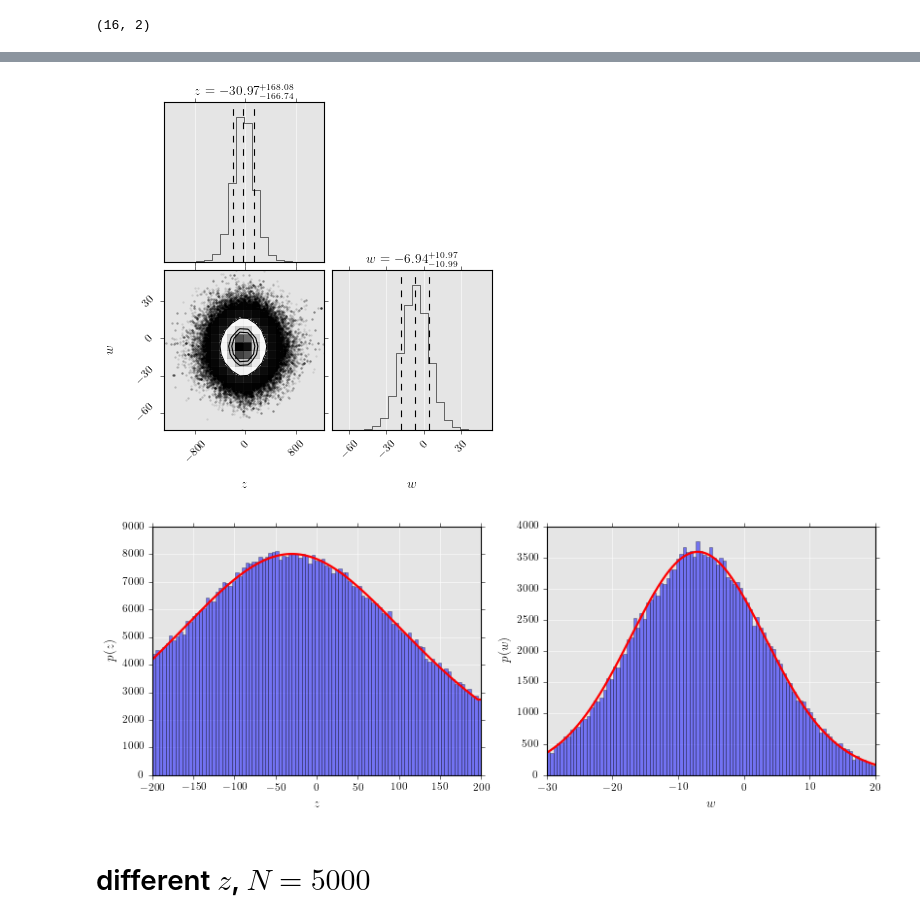
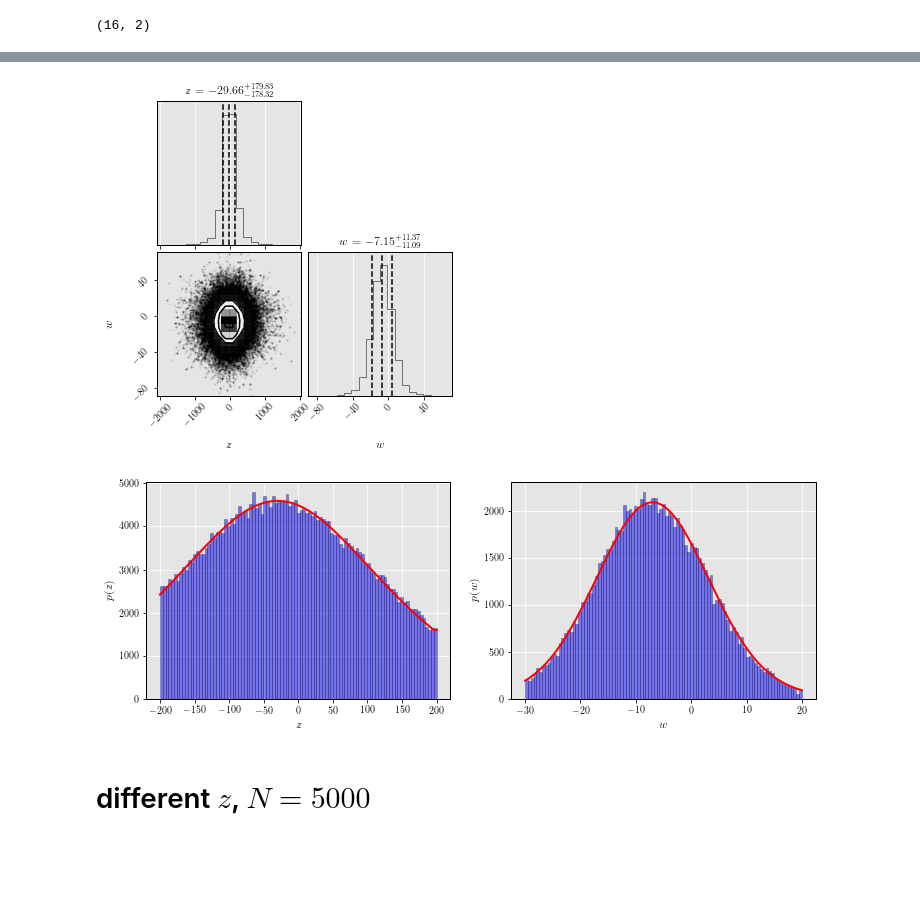
Before and after one commit to Alisyaifudin/Thesis-Project, a Jupyter notebook: 6_mcmc/1_mock/6.1.2 density.ipynb, the cells around one changed output, grey strips where cells are left out. Saved outputs shown, nothing was run; the diff lists cells and outputs as text; code cells hidden in the pictures; blank space fills up the shorter version.

```diff
--- a/6_mcmc/1_mock/6.1.2 density.ipynb
+++ b/6_mcmc/1_mock/6.1.2 density.ipynb
@@ -37,3 +35,0 @@ style('ggplot')
-# %%
-root_data_dir = abspath(join(root_dir, "Data"))
-root_data_dir
@@ -48,4 +40,6 @@ baryon_dir
 # %%
+baryon_dir = join(root_data_dir, "Baryon")
+baryon_dir
 # load baryons components
 df_baryon = vaex.open(join(baryon_dir, "baryon.hdf5"))
 df_baryon
@@ -137,23 +129,28 @@ plt.show()
 # Baryonic density, check table 1 from this https://journals.aps.org/prl/pdf/10.1103/PhysRevLett.121.081101
 rhob = df_baryon["rho"].to_numpy()  # Msun/pc^3
 sigmaz = df_baryon["sigma_z"].to_numpy() # km/s
-rhoDM = 0.02
+rhoDM = 0.016
 log_nu0 = 0
 R = 3.4E-3
 zsun = 30
+w0 = -7
+sigmaw1 = 10
+sigmaw2 = 20
+log_sigmaw = np.log(sigmaw1)
+q_sigmaw = sigmaw1/sigmaw2
+a1 = 1
+a2 = 0.1
+atot = a1 + a2
+a1 = a1/atot
+a2 = a2/atot
+log_a = np.log(a1)
+q_a = a2/a1
+log_phi_b = 5
 
-theta = concat(rhob, sigmaz, rhoDM, log_nu0, R, zsun)
+theta = concat(rhob, sigmaz, rhoDM, log_nu0, R, zsun, w0, log_sigmaw, q_sigmaw, log_a, q_a, log_phi_b)
 
-w0 = -7.
-sigma1 = 10.
-sigma2 = 15.
-log_sigmaw1 = np.log(sigma1)
-log_sigmaw2 = np.log(sigma2)
-
-a1 = 1.
-a2 = 0.2
-log_a1 = np.log(a1)
-log_a2 = np.log(a2)
-psi = concat(w0, log_sigmaw1, log_sigmaw2, log_a1, log_a2)
-theta.shape, psi.shape
+phi_b = Model.DM.potential(np.array([50.+zsun]), theta, dz)
+log_phi_b = np.log(phi_b)
+theta = concat(rhob, sigmaz, rhoDM, log_nu0, R, zsun, w0, log_sigmaw, q_sigmaw, log_a, q_a, log_phi_b)
+theta.shape, log_phi_b
 # %% [output]
@@ -196,6 +200,6 @@ nwalkers = pos.shape[0]
 ndim = pos.shape[1]
 
 t0 = time()
-chain = dm.sample(50_000, nwalkers, pos, theta, psi, dz=1., verbose=True, parallel=True)
+chain = Model.DM.sample(30_000, nwalkers, pos, theta, dz=1., verbose=True, parallel=True)
 print(time() - t0, "s")
 # %% [output]
@@ -212,47 +216,47 @@ plot_chain() \
 # %%
-plot_corner() \
-    .params(chain) \
-    .burn(100) \
-    .labels([r'$z$', r'$w$']) \
-    .run()
+plot_corner(
+    params=chain,
+    labels=[r'$z$', r'$w$'],
+    burn=100,
+)
 # %% [output]
-[figure, old version]
+[figure, new version]
 # %%
 z_sample = chain[:, :, 0].flatten()
 w_sample = chain[:, :, 1].flatten()
 mask = (z_sample > -50) & (z_sample < 50)
 w_sample = w_sample[mask]
 
 z_edge = np.linspace(-200, 200, 100)
 dz = z_edge[1] - z_edge[0]
 z_mid = (z_edge[:-1] + z_edge[1:])/2
 z_num, _ = np.histogram(z_sample, bins=z_edge)
 ztot = simps(z_num, z_mid)
 zs = np.linspace(z_edge.min(), z_edge.max(), 1000)
-fz = dm.fz(zs, theta, psi, dz)
+fz = Model.DM.fz(zs, theta, dz)
 fz = fz * ztot / simps(fz, zs)
 
 w_edge = np.linspace(-30, 20, 100)
 dw = w_edge[1] - w_edge[0]
 w_mid = (w_edge[:-1] + w_edge[1:])/2
 w_num, _ = np.histogram(w_sample, bins=w_edge)
 wtot = simps(w_num, w_mid)
 ws = np.linspace(w_edge.min(), w_edge.max(), 1000)
-fw = dm.fw(ws, theta, psi, dw)
+fw = Model.DM.fw(ws, theta)
 fw = fw * wtot / simps(fw, ws)
 
 fig, axes = plt.subplots(1, 2, figsize=(12, 4))
 axes[0].bar(z_mid, z_num, width=dz, color='b', alpha=0.5, ec="k")
 axes[0].plot(zs, fz, color='r', lw=2)
 axes[0].set_xlabel(r'$z$')
 axes[0].set_ylabel(r'$p(z)$')
 axes[1].bar(w_mid, w_num, width=dw, color='b', alpha=0.5, ec="k")
 axes[1].plot(ws, fw, color='r', lw=2)
 axes[1].set_xlabel(r'$w$')
 axes[1].set_ylabel(r'$p(w)$')
 plt.show()
 # %% [output]
-[figure, old version]
+[figure, new version]
 # %% [markdown]
 # different $z$, $N=5000$
 # %% [markdown]
```
Also changed, not shown: parts of 26 cells of this notebook, 26 other files.
